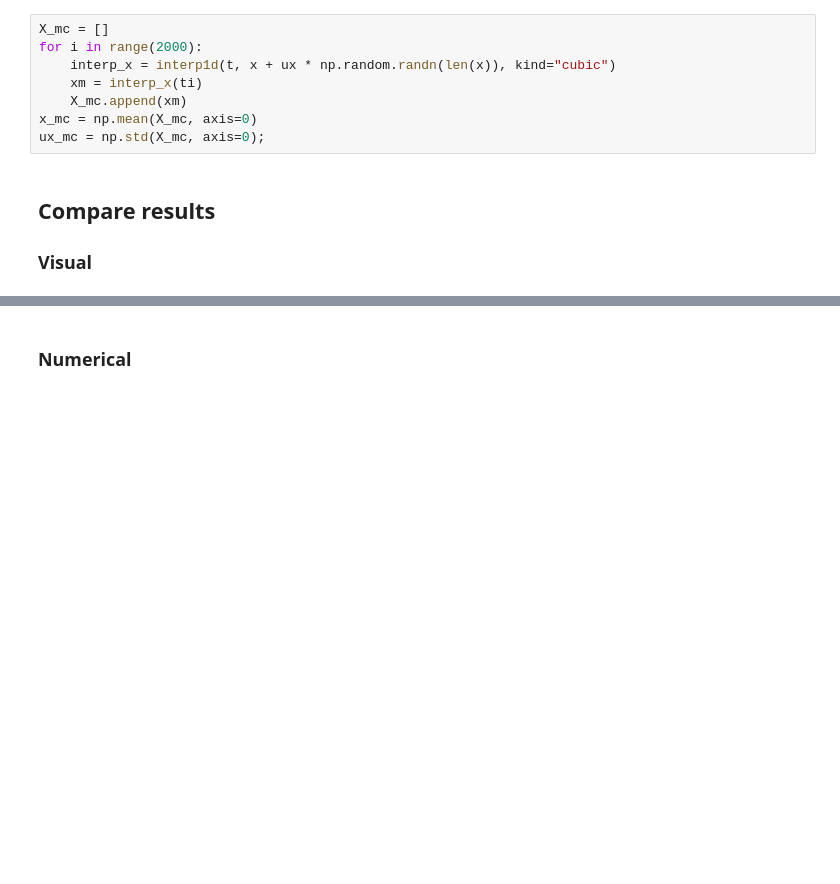
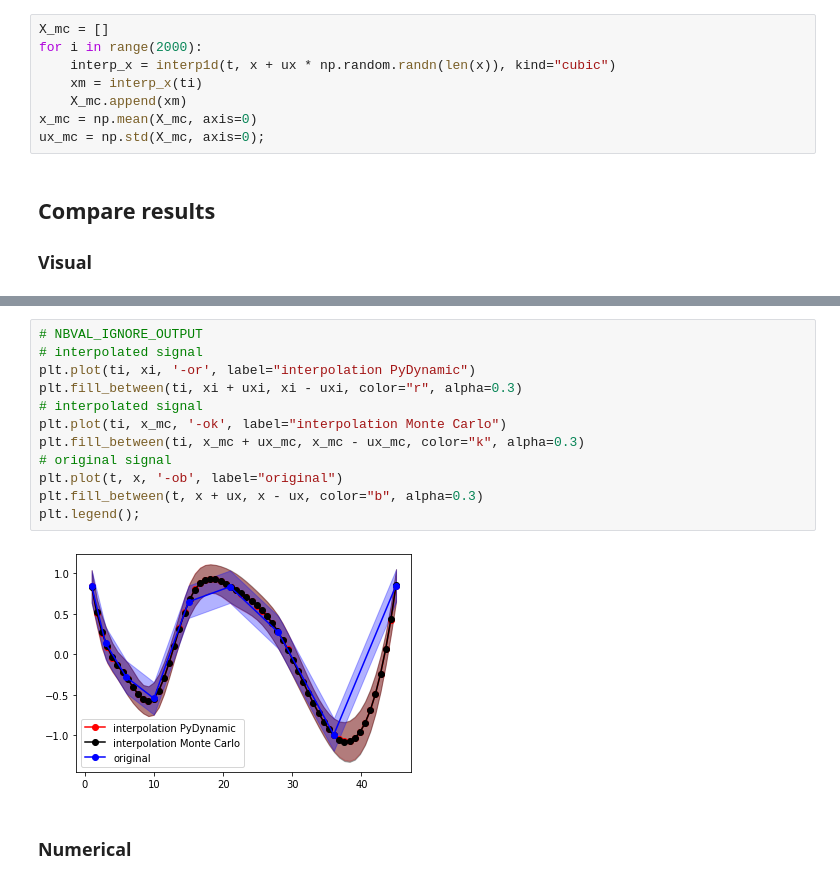
Before and after one commit to PTB-M4D/PyDynamic_tutorials, a Jupyter notebook: PyDynamic_tutorials/uncertainty/04 Spline interpolation with Monte Carlo validation.ipynb, the cells around one changed output, grey strips where cells are left out. Drawn from its saved outputs; the diff is of its cells as text; blank space fills up the shorter version.

```diff
--- a/PyDynamic_tutorials/uncertainty/04 Spline interpolation with Monte Carlo validation.ipynb
+++ b/PyDynamic_tutorials/uncertainty/04 Spline interpolation with Monte Carlo validation.ipynb
@@ -152,3 +61,17 @@ fig.show()
+# %%
+# NBVAL_IGNORE_OUTPUT
+# interpolated signal
+plt.plot(ti, xi, '-or', label="interpolation PyDynamic")
+plt.fill_between(ti, xi + uxi, xi - uxi, color="r", alpha=0.3)
+# interpolated signal
+plt.plot(ti, x_mc, '-ok', label="interpolation Monte Carlo")
+plt.fill_between(ti, x_mc + ux_mc, x_mc - ux_mc, color="k", alpha=0.3)
+# original signal
+plt.plot(t, x, '-ob', label="original")
+plt.fill_between(t, x + ux, x - ux, color="b", alpha=0.3)
+plt.legend();
+# %% [output]
+[figure, added]
 # %% [markdown]
 ### Numerical
 # %%
```
Also changed, not shown: parts of 2 cells of this notebook.
